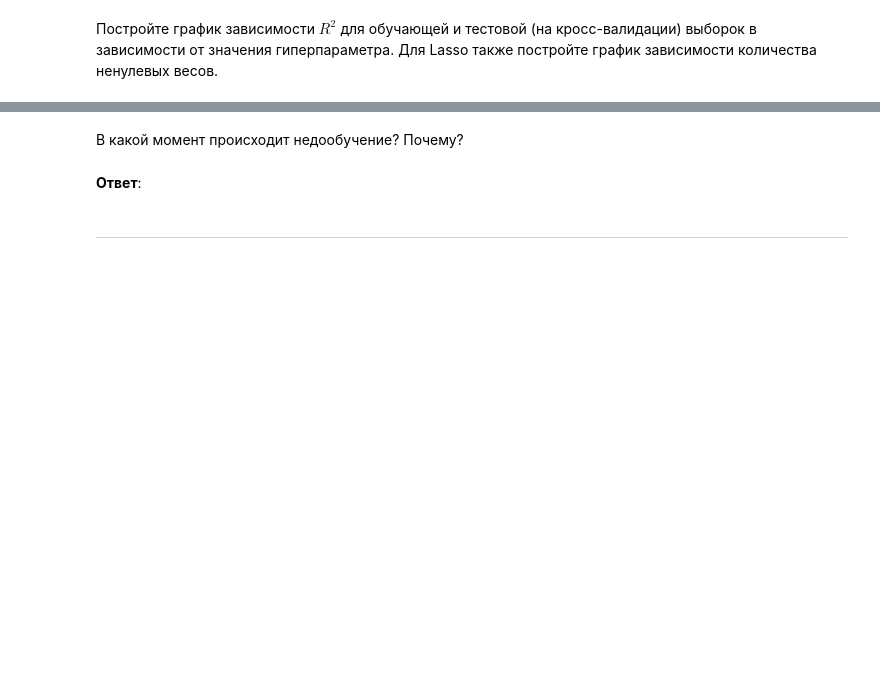
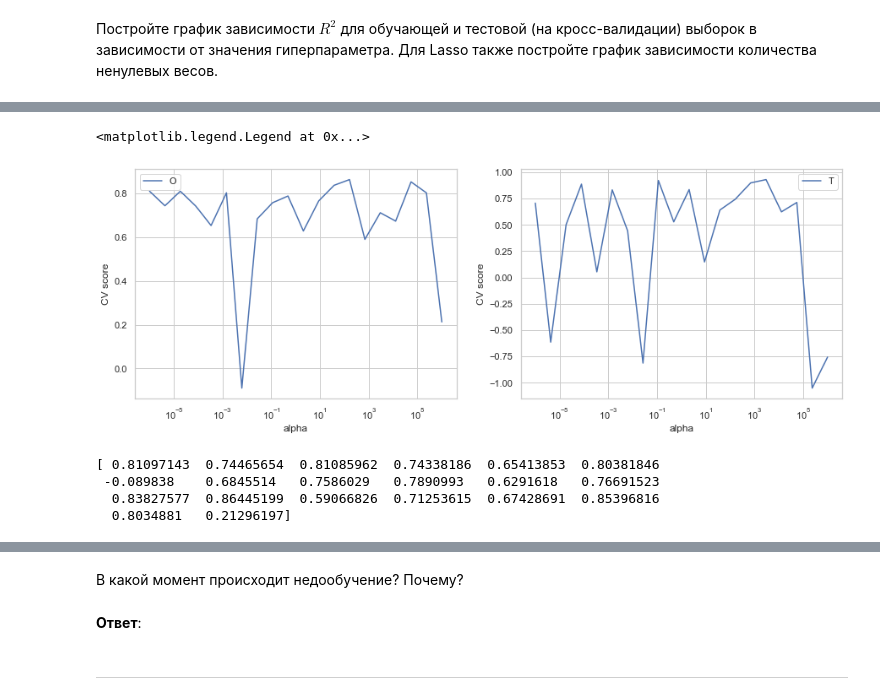
Before and after one commit to Natrofl/intsys_practices, a Jupyter notebook: homework-practice-02.ipynb, the cells around one changed output, grey strips where cells are left out. Cells and saved outputs as stored; diff of their text form; code cells hidden in the pictures; blank space fills up the shorter version.

```diff
--- a/homework-practice-02.ipynb
+++ b/homework-practice-02.ipynb
@@ -350,0 +382,27 @@ Text(0.5, 0, 'Значение коэффициенат')
+# %%
+cv_scores = cross_val_score(lasso_model, x_train, y_train, cv=20, scoring='r2')
+cv_scores2 = cross_val_score(lasso_model, x_test, y_test, cv=20, scoring='r2')
+plt.figure(figsize=(15, 5))
+plt.subplot(1, 2, 1)
+plt.plot(alphas, cv_scores )
+plt.xscale("log")
+plt.xlabel("alpha")
+plt.ylabel("CV score")
+plt.legend('Обучающая выбокра')
+plt.subplot(1, 2, 2)
+plt.plot(alphas, cv_scores2)
+plt.xscale("log")
+plt.xlabel("alpha")
+plt.ylabel("CV score")
+plt.legend('Тестовая выборка')
+# %% [output]
+<matplotlib.legend.Legend at 0x...>
+[figure, added]
+# %%
+cv_scores = cross_val_score(lasso_model, x_train, y_train, cv=20, scoring='r2')
+print(cv_scores)
+# %% [output]
+[ 0.81097143  0.74465654  0.81085962  0.74338186  0.65413853  0.80381846
+ -0.089838    0.6845514   0.7586029   0.7890993   0.6291618   0.76691523
+  0.83827577  0.86445199  0.59066826  0.71253615  0.67428691  0.85396816
+  0.8034881   0.21296197]
```
Also changed, not shown: parts of 23 cells of this notebook.
